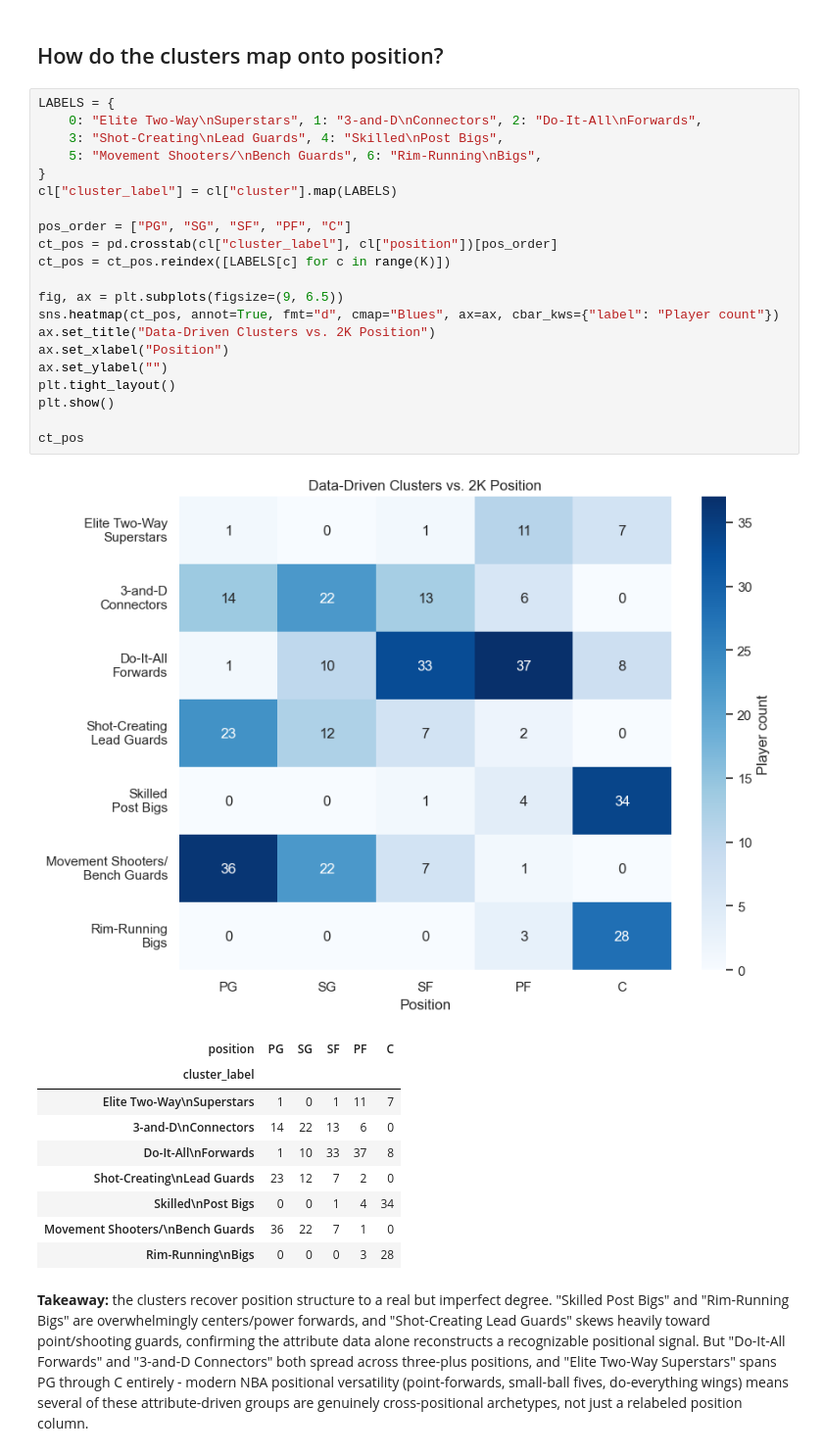
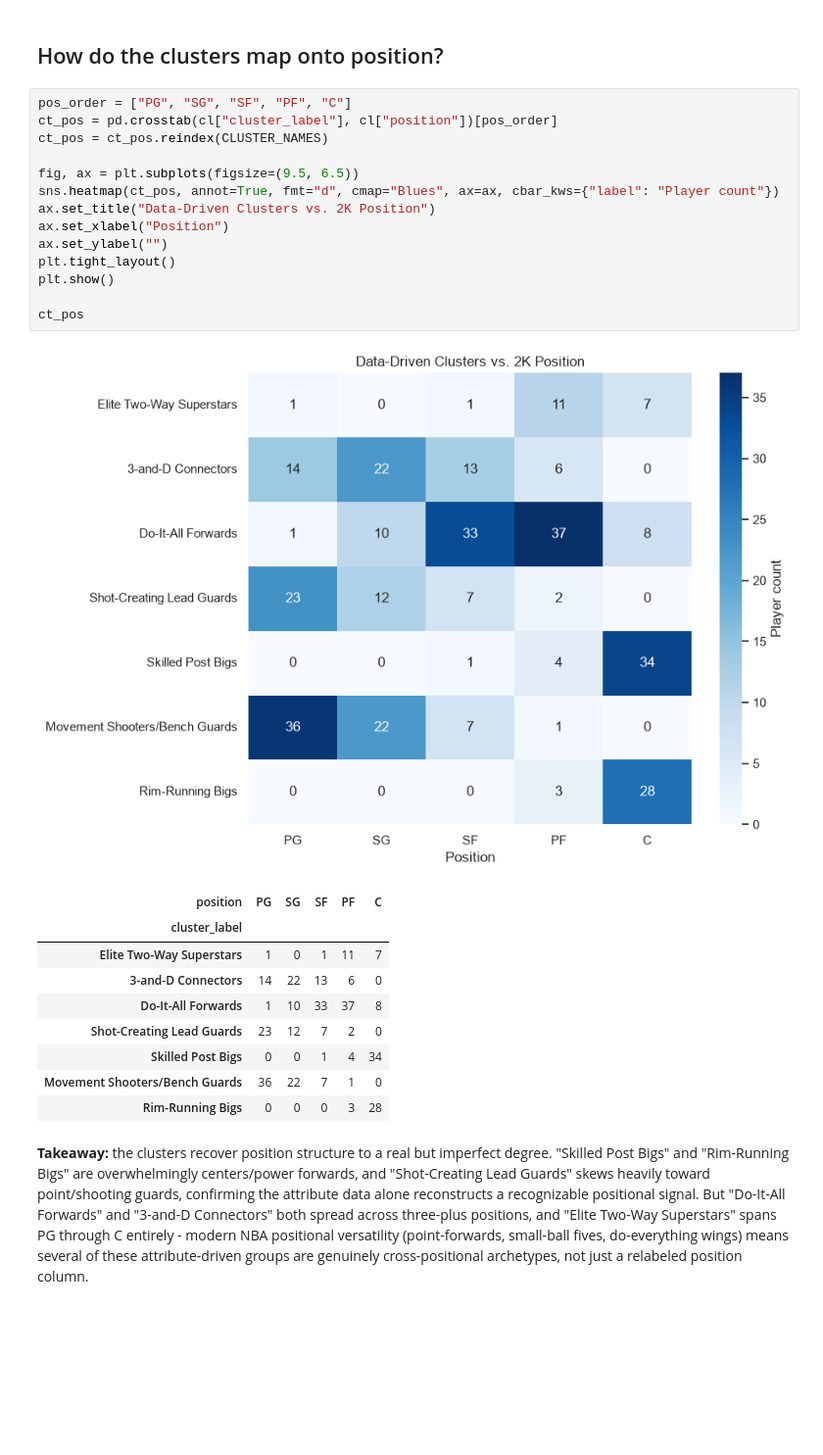
Before and after one commit to thompgt/nba2k26-analysis, a Jupyter notebook: notebooks/03_archetypes_and_clustering.ipynb, the cells around one changed output. Shown at 98% size. Cells and saved outputs as stored; diff of their text form; blank space fills up the shorter version.

```diff
--- a/notebooks/03_archetypes_and_clustering.ipynb
+++ b/notebooks/03_archetypes_and_clustering.ipynb
@@ -274,37 +353,30 @@ regardless of role" cluster rather than a positional one, echoing the FIFA proje
 # %% [markdown]
 ## How do the clusters map onto position?
-# %%
-LABELS = {
-    0: "Elite Two-Way\nSuperstars", 1: "3-and-D\nConnectors", 2: "Do-It-All\nForwards",
-    3: "Shot-Creating\nLead Guards", 4: "Skilled\nPost Bigs",
-    5: "Movement Shooters/\nBench Guards", 6: "Rim-Running\nBigs",
-}
-cl["cluster_label"] = cl["cluster"].map(LABELS)
-
-pos_order = ["PG", "SG", "SF", "PF", "C"]
-ct_pos = pd.crosstab(cl["cluster_label"], cl["position"])[pos_order]
-ct_pos = ct_pos.reindex([LABELS[c] for c in range(K)])
-
-fig, ax = plt.subplots(figsize=(9, 6.5))
-sns.heatmap(ct_pos, annot=True, fmt="d", cmap="Blues", ax=ax, cbar_kws={"label": "Player count"})
-ax.set_title("Data-Driven Clusters vs. 2K Position")
-ax.set_xlabel("Position")
-ax.set_ylabel("")
-plt.tight_layout()
-plt.show()
-
-ct_pos
-# %% [output]
-[figure, removed]
-| position | PG | SG | SF | PF | C |
-| cluster_label |  |  |  |  |  |
-| Elite Two-Way\nSuperstars | 1 | 0 | 1 | 11 | 7 |
-| 3-and-D\nConnectors | 14 | 22 | 13 | 6 | 0 |
-| Do-It-All\nForwards | 1 | 10 | 33 | 37 | 8 |
-| Shot-Creating\nLead Guards | 23 | 12 | 7 | 2 | 0 |
-| Skilled\nPost Bigs | 0 | 0 | 1 | 4 | 34 |
-| Movement Shooters/\nBench Guards | 36 | 22 | 7 | 1 | 0 |
-| Rim-Running\nBigs | 0 | 0 | 0 | 3 | 28 |
+# %%
+pos_order = ["PG", "SG", "SF", "PF", "C"]
+ct_pos = pd.crosstab(cl["cluster_label"], cl["position"])[pos_order]
+ct_pos = ct_pos.reindex(CLUSTER_NAMES)
+
+fig, ax = plt.subplots(figsize=(9.5, 6.5))
+sns.heatmap(ct_pos, annot=True, fmt="d", cmap="Blues", ax=ax, cbar_kws={"label": "Player count"})
+ax.set_title("Data-Driven Clusters vs. 2K Position")
+ax.set_xlabel("Position")
+ax.set_ylabel("")
+plt.tight_layout()
+plt.show()
+
+ct_pos
+# %% [output]
+[figure, added]
+| position | PG | SG | SF | PF | C |
+| cluster_label |  |  |  |  |  |
+| Elite Two-Way Superstars | 1 | 0 | 1 | 11 | 7 |
+| 3-and-D Connectors | 14 | 22 | 13 | 6 | 0 |
+| Do-It-All Forwards | 1 | 10 | 33 | 37 | 8 |
+| Shot-Creating Lead Guards | 23 | 12 | 7 | 2 | 0 |
+| Skilled Post Bigs | 0 | 0 | 1 | 4 | 34 |
+| Movement Shooters/Bench Guards | 36 | 22 | 7 | 1 | 0 |
+| Rim-Running Bigs | 0 | 0 | 0 | 3 | 28 |
 # %% [markdown]
 **Takeaway:** the clusters recover position structure to a real but imperfect degree.
 "Skilled Post Bigs" and "Rim-Running Bigs" are overwhelmingly centers/power forwards, and
```
Also changed, not shown: parts of 17 cells of this notebook.
